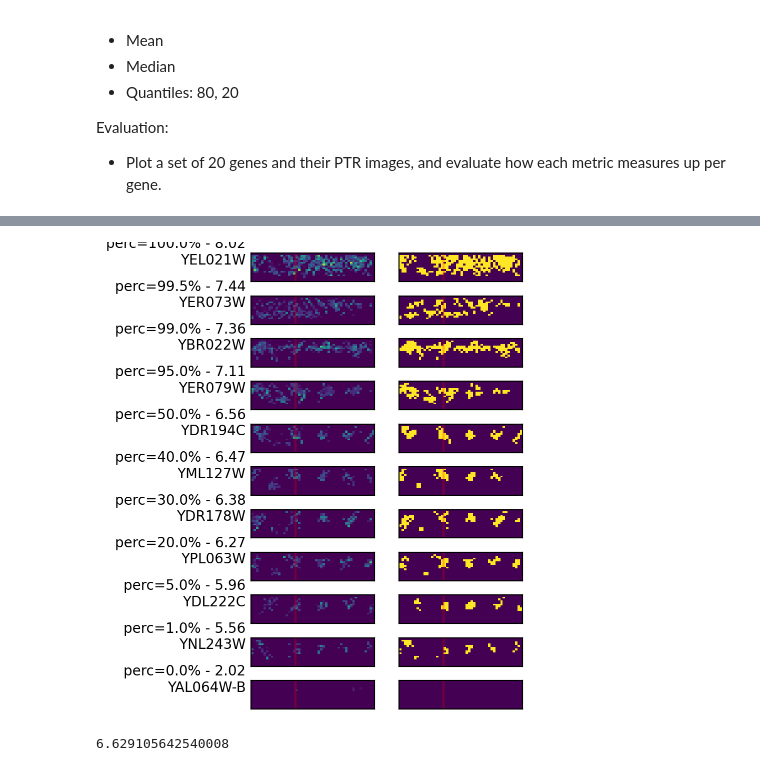
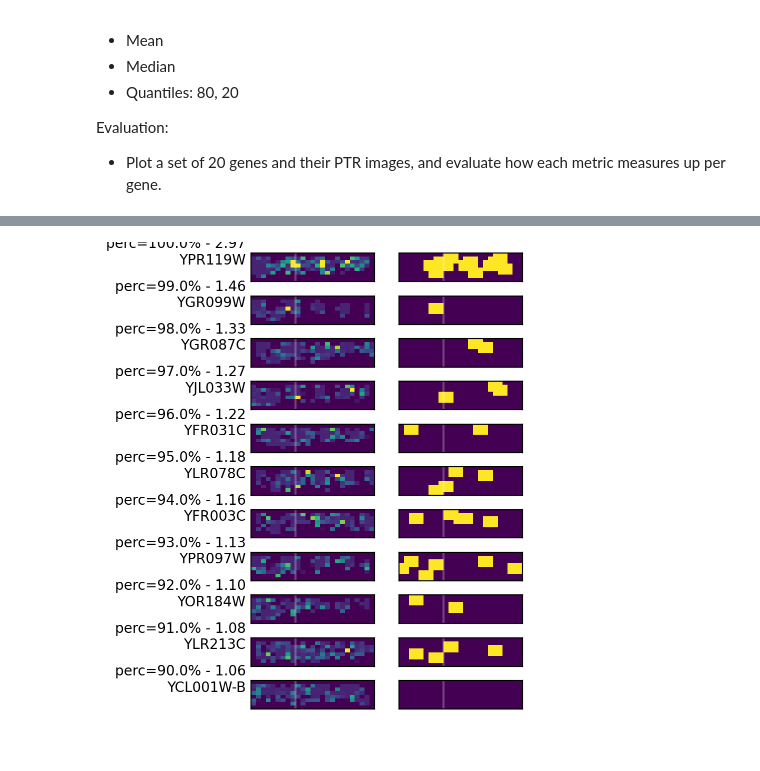
Before and after one commit to HarteminkLab/cell-cycle-deconv, a Jupyter notebook: 06_Chromatin_PTR_Analysis.ipynb, the cells around one changed output, grey strips where cells are left out. Cells and saved outputs as stored; diff of their text form; code cells hidden in the pictures.

```diff
--- a/06_Chromatin_PTR_Analysis.ipynb
+++ b/06_Chromatin_PTR_Analysis.ipynb
@@ -148,0 +92,6 @@ plot_threshold_scan(peak_to_trough_analysis, 'SSK22')
+# %%
+mean_p1 = cycling_p1s.mean(axis=1).mean(axis=1)
+# %%
+mean_p1_df = peak_to_trough_analysis.undropped_ptrs_df[[]].copy()
+mean_p1_df['mean_p1'] = mean_p1
+mean_p1_df.head(2)
@@ -149,7 +103,6 @@ plot_threshold_scan(peak_to_trough_analysis, 'SSK22')
 # %%
 from src.ptr_analysis_plotter import PTRAnalysisPlotter
 
-plotter = PTRAnalysisPlotter(peak_to_trough_analysis, ptr_entropy)
+plotter = PTRAnalysisPlotter(peak_to_trough_analysis, mean_p1_df['mean_p1'])
+plotter.set_quantiles(np.linspace(1.0, .0, 11))
+#plotter.plot_distribution()
-# %%
-plotter.set_quantiles(list(reversed([0.0, 0.01, 0.05, 0.2, 0.3, 0.4, 0.5,
-                       0.95, 0.99, 0.995, 1.0])))
@@ -160,16 +109,4 @@ plotter.plot_distribution()
 # %%
-plotter.plot_metric_examples_quantiles()
+plotter.plot_metric_examples_quantiles(low=0, hi=6)
 # %% [output]
-[figure, old version]
+[figure, new version]
-# %%
-from scipy.stats import entropy
-
-def calc_entropy(cross_cor, base=2):
-    # compute estimated probability distribution
-    total_cc = np.sum(cross_cor)
-    prob_est = 1.* cross_cor / (total_cc+0.01) # avoid divide by 0
-    return entropy(prob_est, base=base)
-
-calc_entropy(gene_ptr.values.astype(float))
-# %% [output]
-6.629105642540008
```
Also changed, not shown: parts of 26 cells of this notebook, 19 other files.
